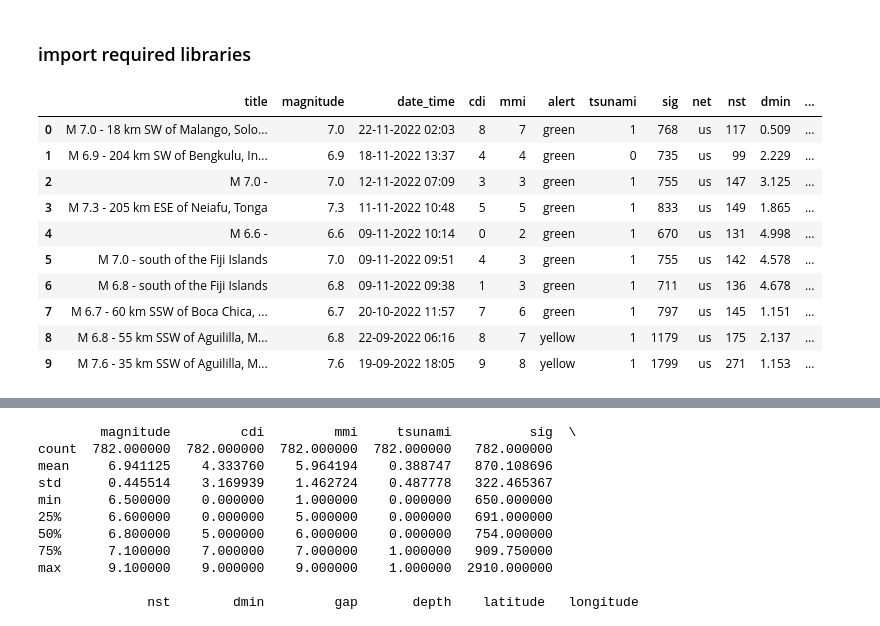
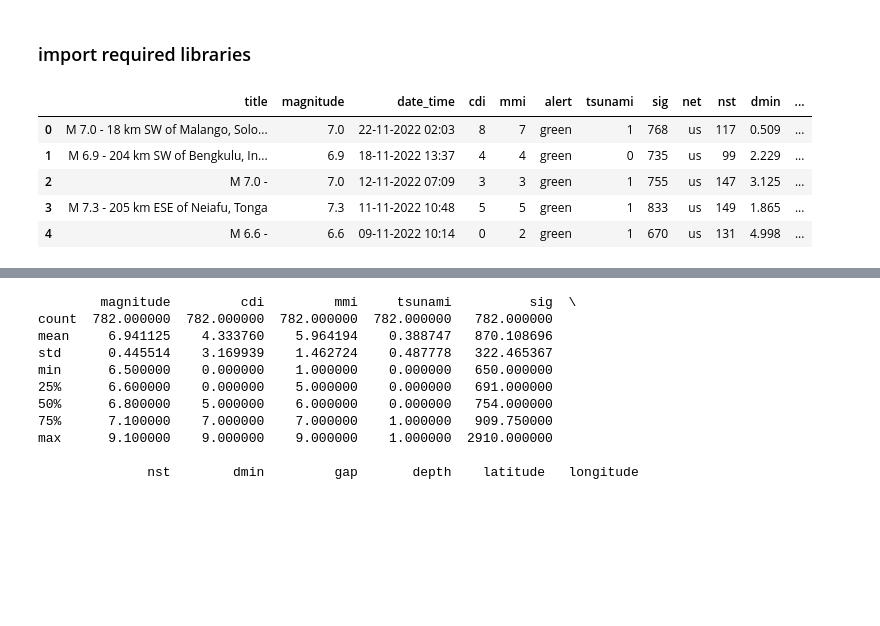
Before and after one commit to JamesOgbu/EarthQuake, a Jupyter notebook: EDA.ipynb, the cells around one changed output, grey strips where cells are left out. Cells and saved outputs as stored; diff of their text form; code cells hidden in the pictures; blank space fills up the shorter version.

```diff
--- a/EDA.ipynb
+++ b/EDA.ipynb
@@ -9,16 +11,11 @@ import seaborn as sns
 # %%
 df = pd.read_csv("earthquake_data.csv")
 
-df.head(10)
+df.head(5)
 # %% [output]
 |  | title | magnitude | date_time | cdi | mmi | alert | tsunami | sig | net | nst | dmin | ... |
 | 0 | M 7.0 - 18 km SW of Malango, Solo... | 7.0 | 22-11-2022 02:03 | 8 | 7 | green | 1 | 768 | us | 117 | 0.509 | ... |
 | 1 | M 6.9 - 204 km SW of Bengkulu, In... | 6.9 | 18-11-2022 13:37 | 4 | 4 | green | 0 | 735 | us | 99 | 2.229 | ... |
 | 2 | M 7.0 - | 7.0 | 12-11-2022 07:09 | 3 | 3 | green | 1 | 755 | us | 147 | 3.125 | ... |
 | 3 | M 7.3 - 205 km ESE of Neiafu, Tonga | 7.3 | 11-11-2022 10:48 | 5 | 5 | green | 1 | 833 | us | 149 | 1.865 | ... |
 | 4 | M 6.6 - | 6.6 | 09-11-2022 10:14 | 0 | 2 | green | 1 | 670 | us | 131 | 4.998 | ... |
-| 5 | M 7.0 - south of the Fiji Islands | 7.0 | 09-11-2022 09:51 | 4 | 3 | green | 1 | 755 | us | 142 | 4.578 | ... |
-| 6 | M 6.8 - south of the Fiji Islands | 6.8 | 09-11-2022 09:38 | 1 | 3 | green | 1 | 711 | us | 136 | 4.678 | ... |
-| 7 | M 6.7 - 60 km SSW of Boca Chica, ... | 6.7 | 20-10-2022 11:57 | 7 | 6 | green | 1 | 797 | us | 145 | 1.151 | ... |
-| 8 | M 6.8 - 55 km SSW of Aguililla, M... | 6.8 | 22-09-2022 06:16 | 8 | 7 | yellow | 1 | 1179 | us | 175 | 2.137 | ... |
-| 9 | M 7.6 - 35 km SSW of Aguililla, M... | 7.6 | 19-09-2022 18:05 | 9 | 8 | yellow | 1 | 1799 | us | 271 | 1.153 | ... |
```
Also changed, not shown: parts of 33 cells of this notebook, 3 other files.
